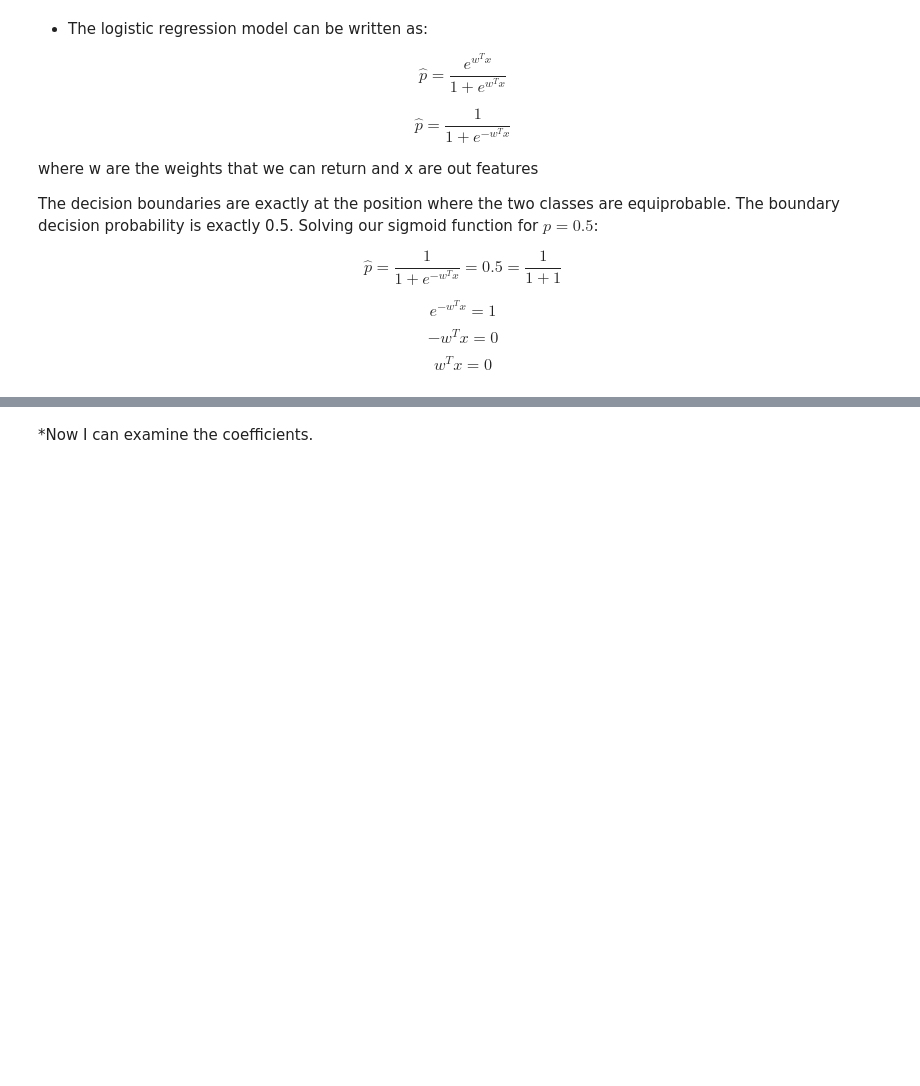
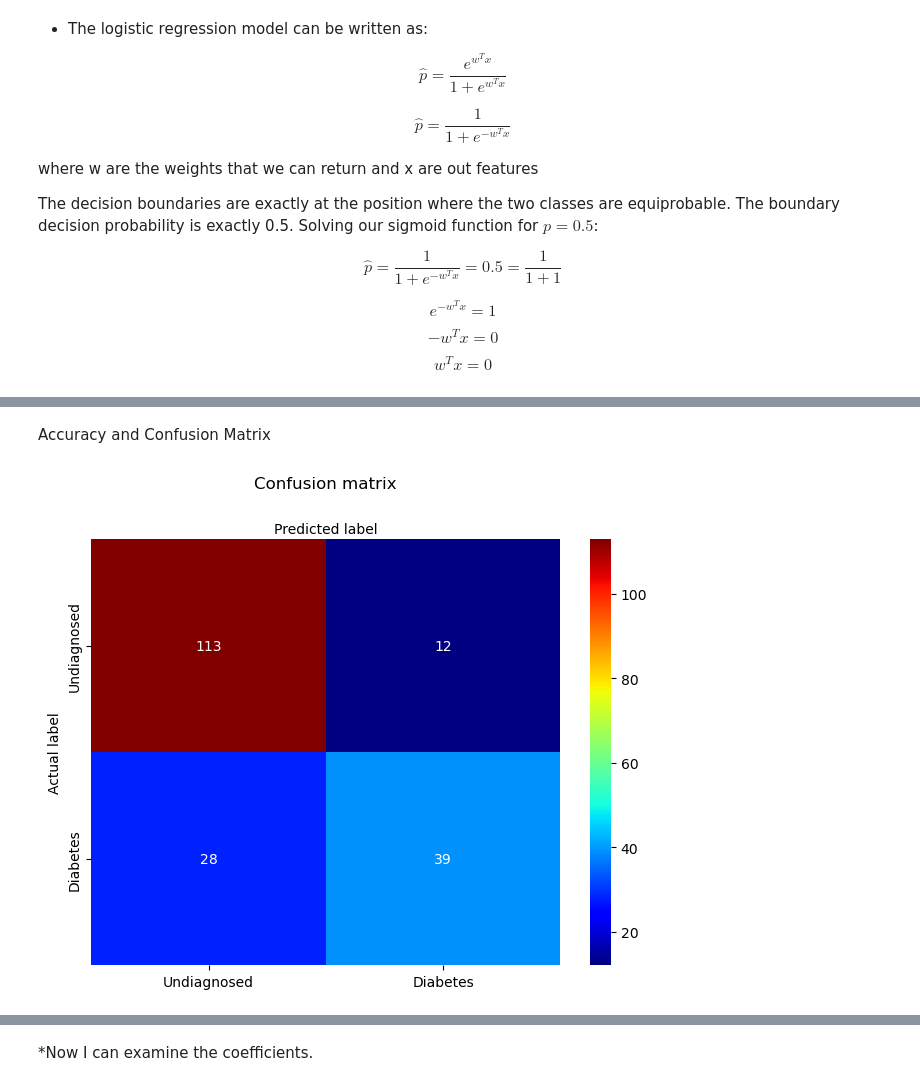
Before and after one commit to RameshSrinivasanCourses/COGS239-StatisticalLearning, a Jupyter notebook: Lectures/Week_2/LogisticRegressionClassifier.ipynb, the cells around one changed output, grey strips where cells are left out. Cells and saved outputs as stored; diff of their text form; code cells hidden in the pictures; blank space fills up the shorter version.

```diff
--- a/Lectures/Week_2/LogisticRegressionClassifier.ipynb
+++ b/Lectures/Week_2/LogisticRegressionClassifier.ipynb
@@ -230,9 +313,10 @@ $$ w^T x = 0$$
 predictors_train, predictors_test, diabetes_train, diabetes_test = train_test_split(predictors, diabetes, test_size=0.25, random_state=16)
 # %%
+#this preprocessing step is the first thing to do after test train split
 from sklearn.preprocessing import StandardScaler
 ss = StandardScaler() #This initializes the StandardScaler
 ss.fit(predictors_train)
-predictors_train = pd.DataFrame(ss.fit_transform(predictors_train), columns = predictors.columns)
-predictors_test = pd.DataFrame(ss.fit_transform(predictors_test),columns = predictors.columns)
+predictors_train = pd.DataFrame(ss.transform(predictors_train), columns = predictors.columns)
+predictors_test = pd.DataFrame(ss.transform(predictors_test),columns = predictors.columns)
 # %%
 predictors_train.head()
@@ -239,8 +330,12 @@ predictors_train.head()
 # %%
-# instantiate the model (using the default parameters, escept random_state and max_iter)
+# instantiate the model (using the default parameters, except random_state and max_iter)
 logreg = LogisticRegression(random_state=16,max_iter = 5000)
 
 # fit the model with data
 logreg.fit(predictors_train, diabetes_train)
-
 diabetes_pred = logreg.predict(predictors_test)
+accuracy_logreg = metrics.accuracy_score(diabetes_test,diabetes_pred)
+cnf_logreg = metrics.confusion_matrix(diabetes_test, diabetes_pred)
+class_report_logreg= metrics.classification_report(diabetes_test,diabetes_pred)
+# %% [markdown]
+Accuracy and Confusion Matrix
@@ -247,2 +344,18 @@ diabetes_pred = logreg.predict(predictors_test)
+# %%
+class_names=['Undiagnosed','Diabetes'] # name  of classes
+fig, ax = plt.subplots()
+tick_marks = np.arange(len(class_names))
+# create heatmap
+sns.heatmap(pd.DataFrame(cnf_logreg), annot=True, cmap="jet" ,fmt='g')
+ax.xaxis.set_label_position("top")
+plt.tight_layout()
+plt.title('Confusion matrix', y=1.1)
+plt.ylabel('Actual label')
+plt.xlabel('Predicted label')
+plt.xticks(tick_marks+0.5, class_names)
+plt.yticks(tick_marks+0.5, class_names)
+plt.show()
+# %% [output]
+[figure, added]
 # %%
 print(metrics.classification_report(diabetes_test,diabetes_pred,target_names=class_names))
```
Also changed, not shown: parts of 43 cells of this notebook.
